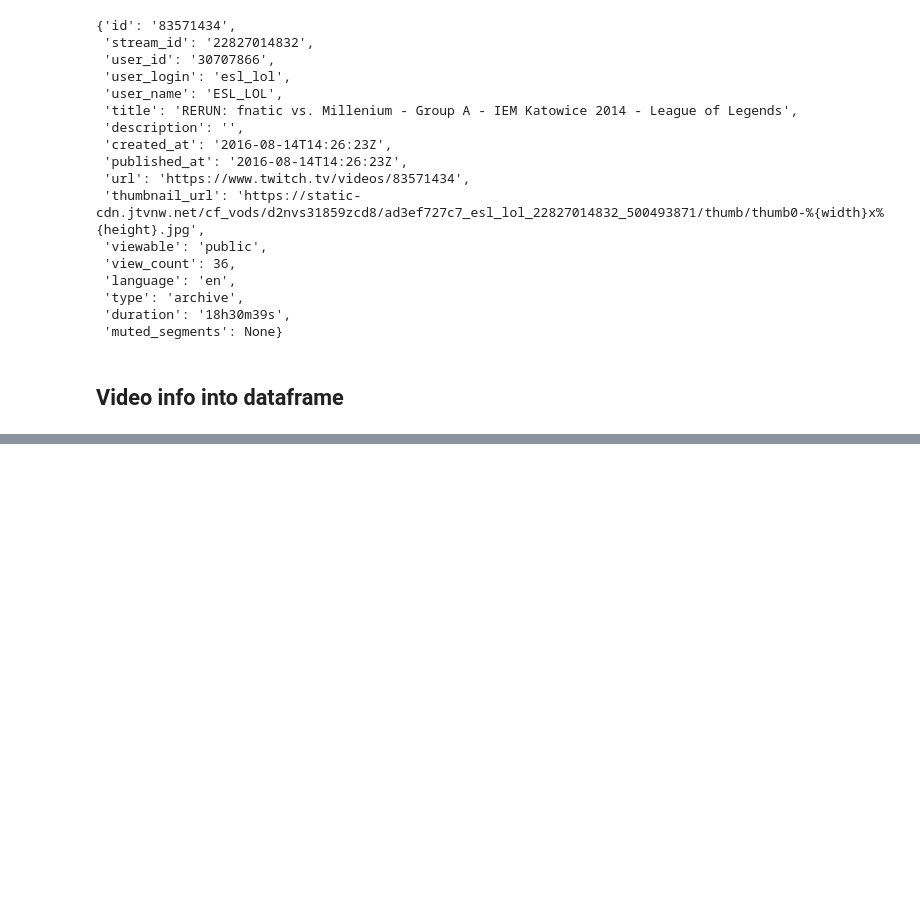
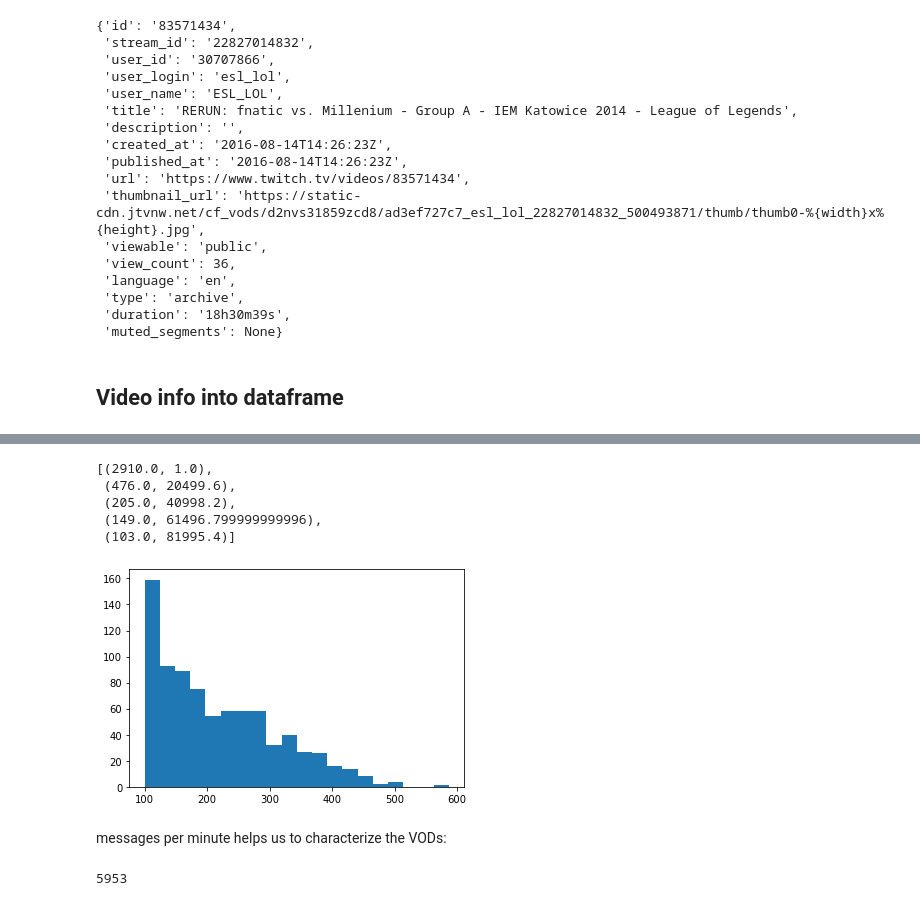
Before and after one commit to maugl/chat-highlight-detection, a Jupyter notebook: twitch_scripts/TwitchChatDLAnalysis.ipynb, the cells around one changed output, grey strips where cells are left out. Saved outputs shown, nothing was run; the diff lists cells and outputs as text; code cells hidden in the pictures; blank space fills up the shorter version.

```diff
--- a/twitch_scripts/TwitchChatDLAnalysis.ipynb
+++ b/twitch_scripts/TwitchChatDLAnalysis.ipynb
@@ -129,0 +231,15 @@ most recent video from  2021-09-02 07:18:20+00:00
+# %%
+list(zip(n[:5],bins[:5]))
+# %% [output]
+[(2910.0, 1.0),
+ (476.0, 20499.6),
+ (205.0, 40998.2),
+ (149.0, 61496.799999999996),
+ (103.0, 81995.4)]
+# %%
+n, bins, _ = plt.hist(df_commented_vids.msg_per_min,bins=20, range=(100,df_commented_vids.msg_per_min.max()))
+plt.show()
+# %% [output]
+[figure, added]
+# %% [markdown]
+messages per minute helps us to characterize the VODs:
@@ -129,0 +250,4 @@ most recent video from  2021-09-02 07:18:20+00:00
+# %%
+df_vid_info.title.count()
+# %% [output]
+5953
```
Also changed, not shown: parts of 66 cells of this notebook, 2 other files.
